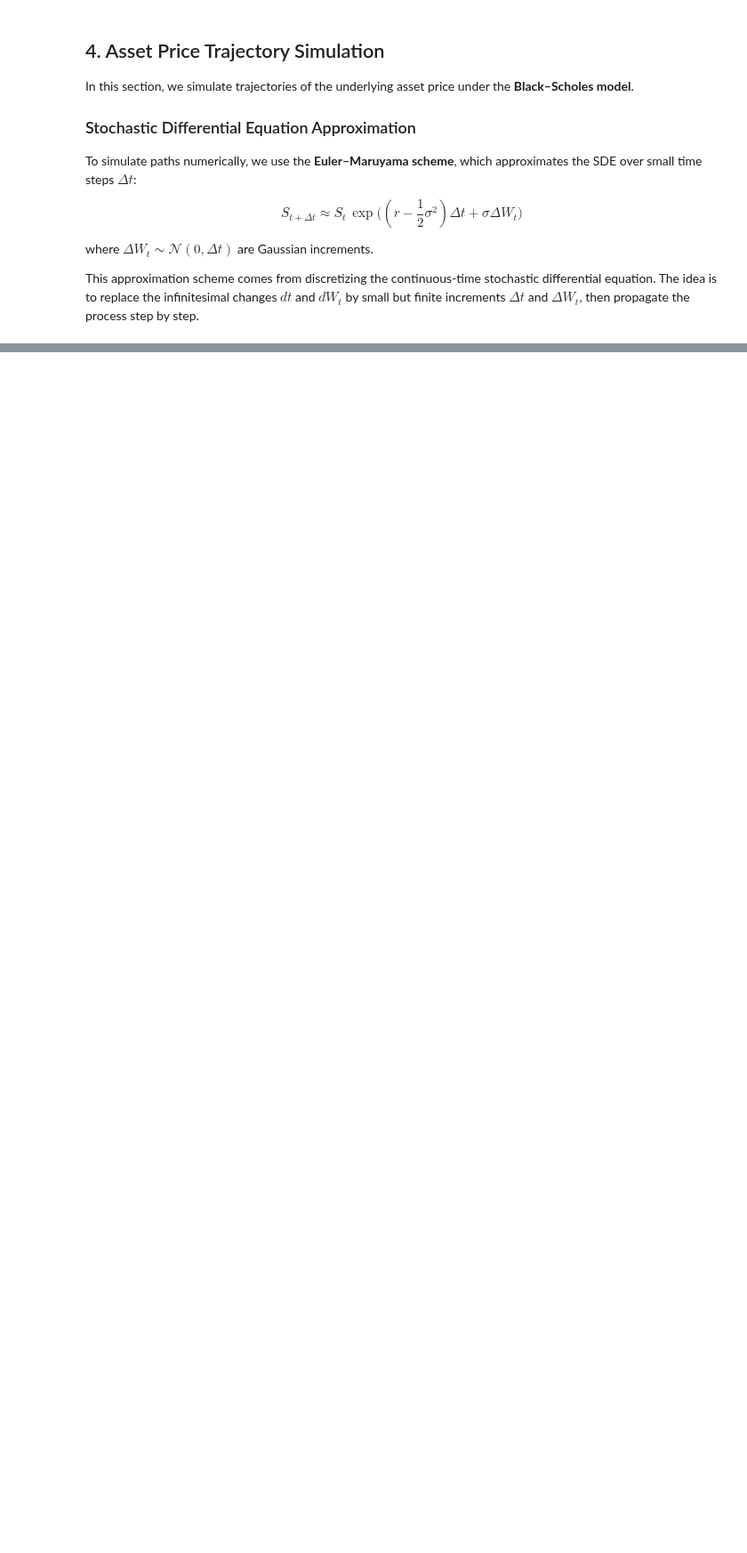
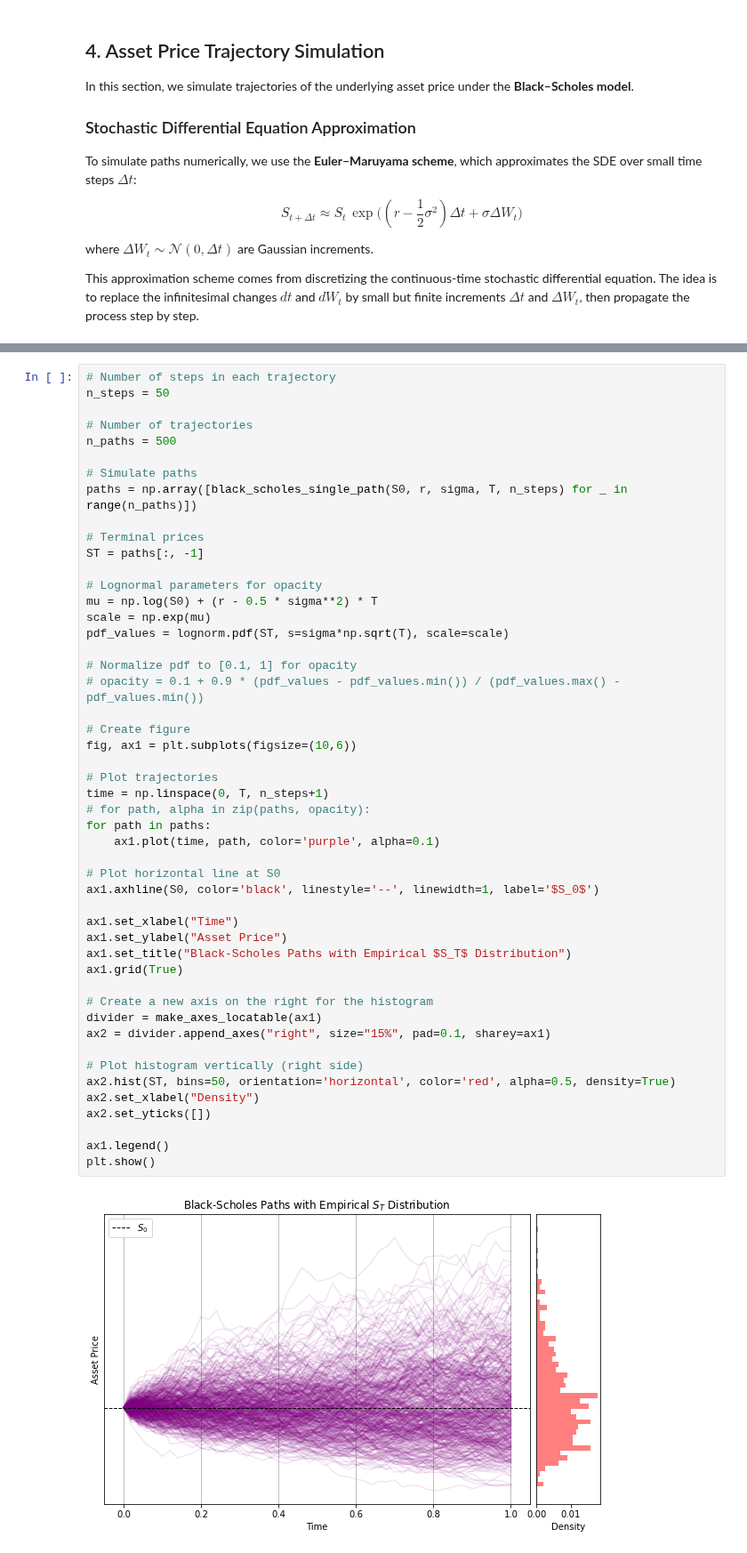
Before and after one commit to SK8gh/EFREI, a Jupyter notebook: Pricing in practice.ipynb, the cells around one changed output, grey strips where cells are left out. Shown at 89% size. Drawn from its saved outputs; the diff is of its cells as text; blank space fills up the shorter version.

```diff
--- a/Pricing in practice.ipynb
+++ b/Pricing in practice.ipynb
@@ -357,0 +350,51 @@ def black_scholes_paths(S0: float, r: float, sigma: float, T: float, n_steps: in
+# %%
+# Number of steps in each trajectory
+n_steps = 50
+
+# Number of trajectories
+n_paths = 500
+
+# Simulate paths
+paths = np.array([black_scholes_single_path(S0, r, sigma, T, n_steps) for _ in range(n_paths)])
+
+# Terminal prices
+ST = paths[:, -1]
+
+# Lognormal parameters for opacity
+mu = np.log(S0) + (r - 0.5 * sigma**2) * T
+scale = np.exp(mu)
+pdf_values = lognorm.pdf(ST, s=sigma*np.sqrt(T), scale=scale)
+
+# Normalize pdf to [0.1, 1] for opacity
+# opacity = 0.1 + 0.9 * (pdf_values - pdf_values.min()) / (pdf_values.max() - pdf_values.min())
+
+# Create figure
+fig, ax1 = plt.subplots(figsize=(10,6))
+
+# Plot trajectories
+time = np.linspace(0, T, n_steps+1)
+# for path, alpha in zip(paths, opacity):
+for path in paths:
+    ax1.plot(time, path, color='purple', alpha=0.1)
+
+# Plot horizontal line at S0
+ax1.axhline(S0, color='black', linestyle='--', linewidth=1, label='$S_0$')
+
+ax1.set_xlabel("Time")
+ax1.set_ylabel("Asset Price")
+ax1.set_title("Black-Scholes Paths with Empirical $S_T$ Distribution")
+ax1.grid(True)
+
+# Create a new axis on the right for the histogram
+divider = make_axes_locatable(ax1)
+ax2 = divider.append_axes("right", size="15%", pad=0.1, sharey=ax1)
+
+# Plot histogram vertically (right side)
+ax2.hist(ST, bins=50, orientation='horizontal', color='red', alpha=0.5, density=True)
+ax2.set_xlabel("Density")
+ax2.set_yticks([])
+
+ax1.legend()
+plt.show()
+# %% [output]
+[figure, added]
```
Also changed, not shown: parts of 10 cells of this notebook.
